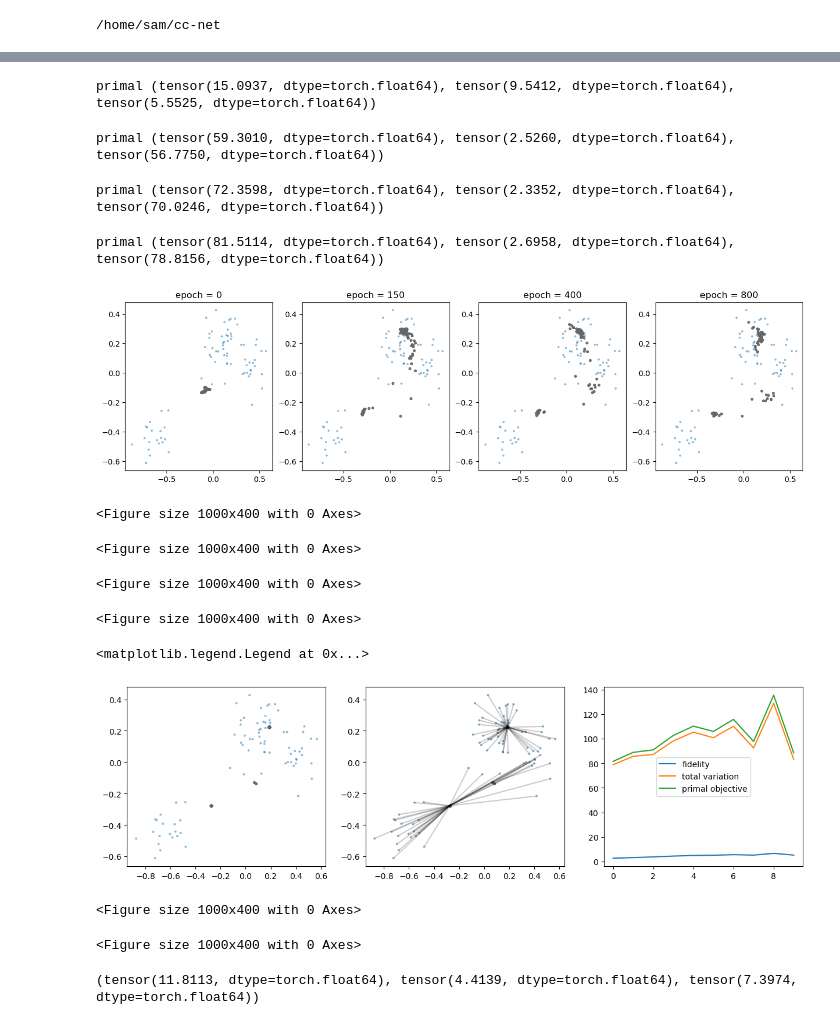
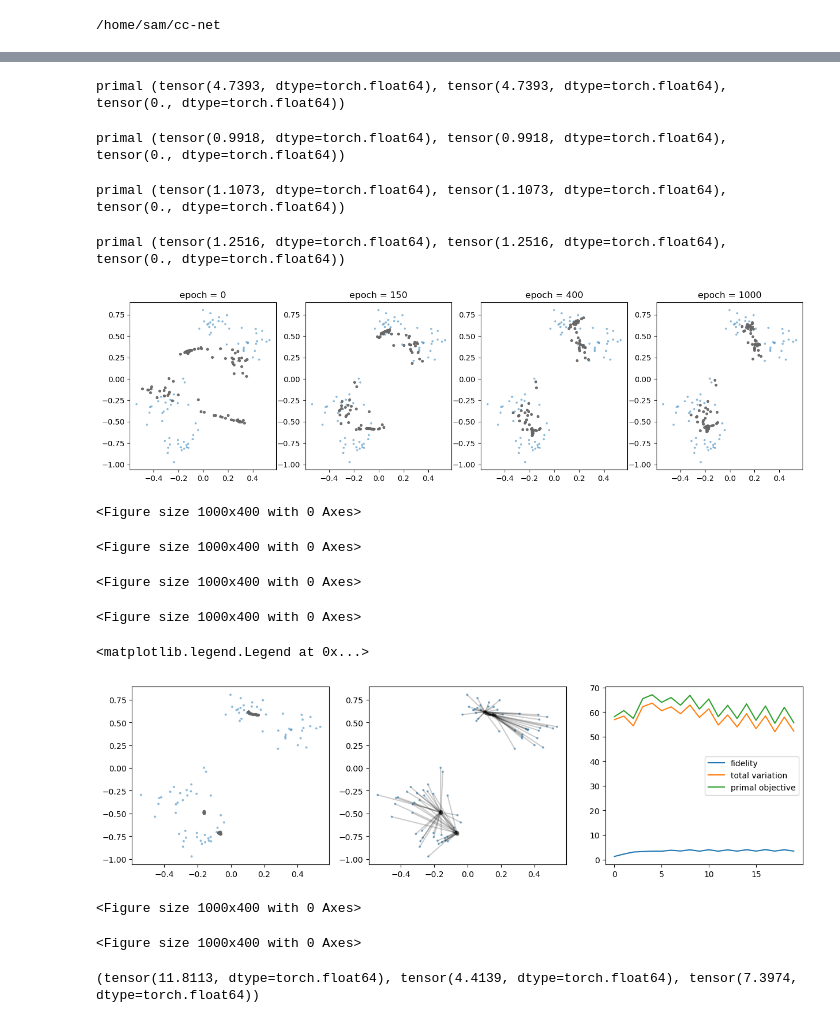
Before and after one commit to chens5/cc-net, a Jupyter notebook: notebooks/multiple-graphs-one-size-1.ipynb, the cells around one changed output, grey strips where cells are left out. Saved outputs shown, nothing was run; the diff lists cells and outputs as text; code cells hidden in the pictures.

```diff
--- a/notebooks/multiple-graphs-one-size-1.ipynb
+++ b/notebooks/multiple-graphs-one-size-1.ipynb
@@ -74,6 +74,11 @@ def get_primal_obj(U, data, lam):
     X = data.x
     return Losses.energy(U, X, src, dst, w, lam, return_parts=True)
 # %%
-exp_file = 'configs/single-runs/pdhg-hgc-nd-simple-decoder.yaml'
+exp_file = 'configs/single-runs/increasing-lams-simple-decoder/pdhg-hgc-nd-lam0.2.yaml'
+exp_file = 'configs/single-runs/new-encoder-decoder/pdhg-hgc-nd-lam0.2.yaml'
 with open(exp_file, "r") as f:
     exp_cfg = yaml.safe_load(f)
+# %%
+print(exp_cfg['model_config']['cfg']['processor_cfg']['cfg'])
+exp_cfg['model_config']['cfg']['processor_cfg']['cfg']['num_layers'] = 3
+exp_cfg['model_config']['cfg']['lam'] = 0.0
@@ -90,17 +97,18 @@ model_config = exp_cfg['model_config']
 # lam_10_model = load_model(model_config, lam_10_pth)
 # model_config['cfg']['processor_cfg']['cfg']['num_layers'] = 9
 # lam_10_model_9L = load_model(model_config, lam_10_pth_9L)
-model_dir = '/data/sam/primal-dual/energy_pdg/hierarchical_blobs/EncodeProcessDecode/GraphPDHGNet/PDHGLayer_L3_H256_inN128_inE128_lam0.2_tau0.35_sig0.35_resid=False_steps=1_featDim=2/puqklj9q'
-epochs = [0, 150, 400, 800]
+# model_dir = '/data/sam/primal-dual/energy_pdg/hierarchical_blobs/EncodeProcessDecode/GraphPDHGNet/PDHGLayer_L3_H256_inN128_inE128_lam0.0_tau0.35_sig0.35_resid=False_steps=1_featDim=2/51wmrl35'
+model_dir = '/data/sam/primal-dual/energy_pdg/hierarchical_blobs/EncodeProcessDecode/GraphPDHGNet/PDHGLayer_L3_H256_inN128_inE128_lam0.2_tau0.35_sig0.35_resid=False_steps=1_featDim=2/81lwbj8u'
+epochs = [0, 150, 400]
 models = []
 for e in epochs:
     model_pth = f'{model_dir}/checkpoints/{e}.pt'
     model = load_model(model_config, model_pth)
     models.append(model)
-# model_pth = f'{model_dir}/final.pt'
-# model = load_model(model_config, model_pth)
-# models.append(model)
-# epochs.append(500)
+model_pth = f'{model_dir}/final.pt'
+model = load_model(model_config, model_pth)
+models.append(model)
+epochs.append(1000)
 # %%
 datapth = '/data/sam/primal-dual/data/hierarchical_blobs_n_graphs=10_branching=[2, 2, 2]_level_scales=[15.0, 6.0, 2.0]_points_per_leaf=10_seed=42_k=15_normalize=True-train.pt'
 dataset = torch.load(datapth)
@@ -108,22 +121,22 @@ dataset = torch.load(datapth)
 # models = [lam_1_model, lam_2_model, lam_3_model, lam_10_model, lam_10_model_9L]
 # lambdas = [1.0, 2.0, 3.0, 10.0, 10.0]
 # models = [model]
-lambdas = [1.0]
-example_graph = dataset[4]
+example_graph = dataset[0]
 fig, axs = plt.subplots(nrows=1, ncols=len(models), figsize=(4*len(models), 4))
 for i in range(len(models)):
     model = models[i]
     h, e, _, _ = forward_pass(model, example_graph)
 
     visualize_clusters(example_graph.x, h, axs[i])
-    print("primal", get_primal_obj(h, example_graph, lam=1.0))
+    print("primal", get_primal_obj(h, example_graph, lam=0.0))
     axs[i].set_title(f"epoch = {epochs[i]}")
+fig.savefig('notebooks/images/new-encoder-decoder_lam0.2.png')
 # %% [output]
-primal (tensor(15.0937, dtype=torch.float64), tensor(9.5412, dtype=torch.float64), tensor(5.5525, dtype=torch.float64))
+primal (tensor(4.7393, dtype=torch.float64), tensor(4.7393, dtype=torch.float64), tensor(0., dtype=torch.float64))
-primal (tensor(59.3010, dtype=torch.float64), tensor(2.5260, dtype=torch.float64), tensor(56.7750, dtype=torch.float64))
+primal (tensor(0.9918, dtype=torch.float64), tensor(0.9918, dtype=torch.float64), tensor(0., dtype=torch.float64))
-primal (tensor(72.3598, dtype=torch.float64), tensor(2.3352, dtype=torch.float64), tensor(70.0246, dtype=torch.float64))
+primal (tensor(1.1073, dtype=torch.float64), tensor(1.1073, dtype=torch.float64), tensor(0., dtype=torch.float64))
-primal (tensor(81.5114, dtype=torch.float64), tensor(2.6958, dtype=torch.float64), tensor(78.8156, dtype=torch.float64))
+primal (tensor(1.2516, dtype=torch.float64), tensor(1.2516, dtype=torch.float64), tensor(0., dtype=torch.float64))
-[figure, old version]
+[figure, new version]
 <Figure size 1000x400 with 0 Axes>
 <Figure size 1000x400 with 0 Axes>
 <Figure size 1000x400 with 0 Axes>
@@ -131,27 +144,27 @@ primal (tensor(81.5114, dtype=torch.float64), tensor(2.6958, dtype=torch.float64
 # %%
 ## Iterate model
 import copy
 from tqdm import trange
 g = copy.deepcopy(example_graph)
 idx = -1
 model = models[idx]
-ITERS =10
+ITERS = 20
 model.recurrent_steps = 1
 h, e, fidelity, tvs = forward_pass(model, g, lam=lambdas[idx], iterations=ITERS)
 fig, axs = plt.subplots(nrows=1, ncols=3, figsize=(15, 4))
 visualize_clusters(example_graph.x, h, axs
                    [0], show_membership=False)
 visualize_clusters(example_graph.x, h, axs[1], show_membership=True)
 fidelity = np.array(fidelity)
 tvs = np.array(tvs)
 # plot_graph(example_graph.x,example_graph.edge_index, axs[1])
 axs[2].plot(np.arange(ITERS), fidelity, label="fidelity")
 axs[2].plot(np.arange(ITERS), tvs, label="total variation")
 axs[2].plot(np.arange(ITERS), fidelity + tvs, label="primal objective")
 axs[2].legend()
 # %% [output]
 <matplotlib.legend.Legend at 0x...>
-[figure, old version]
+[figure, new version]
 <Figure size 1000x400 with 0 Axes>
 <Figure size 1000x400 with 0 Axes>
 # %%
```
Also changed, not shown: parts of 2 cells of this notebook, 14 other files.
